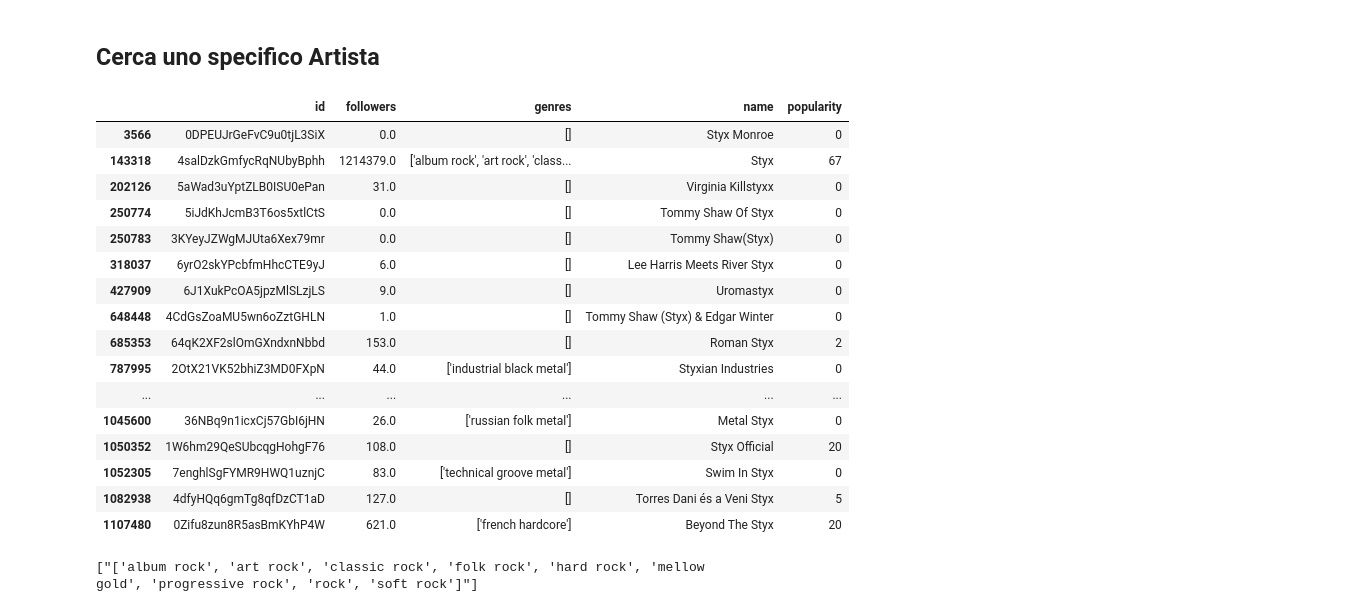
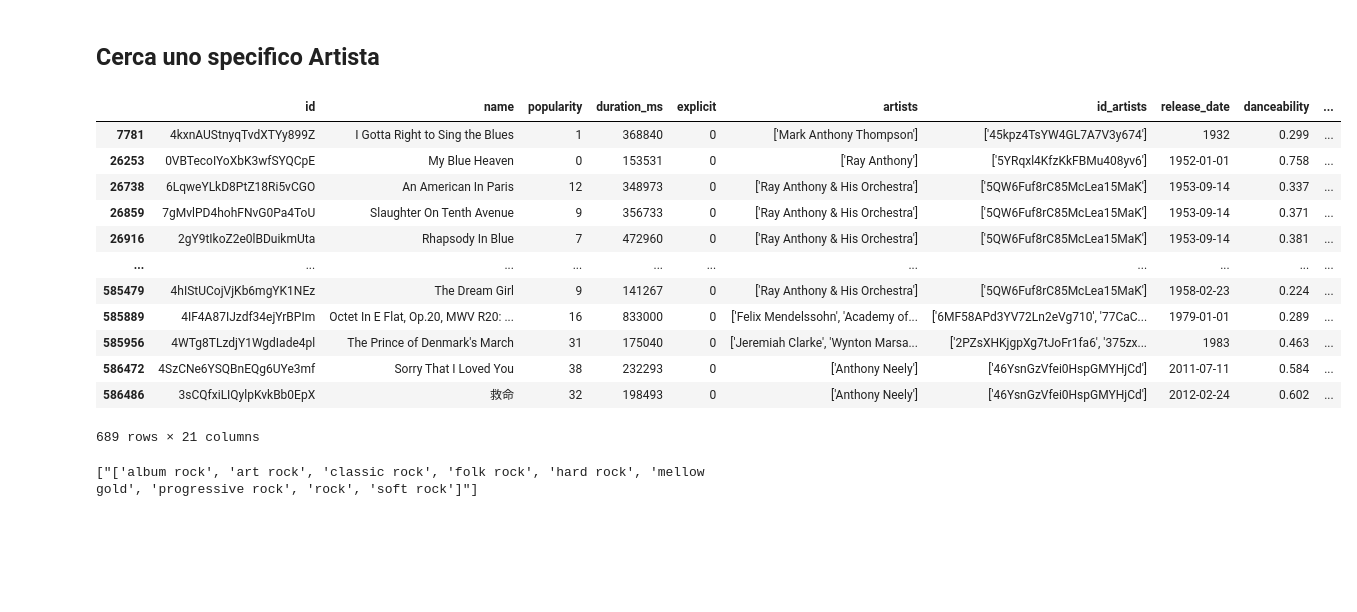
Before and after one commit to MicheleRoar/SISMA, a Jupyter notebook: data_analisys.ipynb, the cells around one changed output. Drawn from its saved outputs; the diff is of its cells as text; code cells hidden in the pictures; blank space fills up the shorter version.

```diff
--- a/data_analisys.ipynb
+++ b/data_analisys.ipynb
@@ -29,25 +29,31 @@ artists.sort_values("popularity", ascending=False).head(20)
 # %% [markdown]
 ## Cerca uno specifico Artista
 # %%
-artists[artists.name.str.contains("Styx", case=False, na=False)]
+nap = list(artists[artists.genres.str.contains("neomelodici", case=False, na=False)].name)
-# %% [output]
-|  | id | followers | genres | name | popularity |
-| 3566 | 0DPEUJrGeFvC9u0tjL3SiX | 0.0 | [] | Styx Monroe | 0 |
-| 143318 | 4salDzkGmfycRqNUbyBphh | 1214379.0 | ['album rock', 'art rock', 'class... | Styx | 67 |
-| 202126 | 5aWad3uYptZLB0ISU0ePan | 31.0 | [] | Virginia Killstyxx | 0 |
-| 250774 | 5iJdKhJcmB3T6os5xtlCtS | 0.0 | [] | Tommy Shaw Of Styx | 0 |
-| 250783 | 3KYeyJZWgMJUta6Xex79mr | 0.0 | [] | Tommy Shaw(Styx) | 0 |
-| 318037 | 6yrO2skYPcbfmHhcCTE9yJ | 6.0 | [] | Lee Harris Meets River Styx | 0 |
-| 427909 | 6J1XukPcOA5jpzMlSLzjLS | 9.0 | [] | Uromastyx | 0 |
-| 648448 | 4CdGsZoaMU5wn6oZztGHLN | 1.0 | [] | Tommy Shaw (Styx) & Edgar Winter | 0 |
-| 685353 | 64qK2XF2slOmGXndxnNbbd | 153.0 | [] | Roman Styx | 2 |
-| 787995 | 2OtX21VK52bhiZ3MD0FXpN | 44.0 | ['industrial black metal'] | Styxian Industries | 0 |
-| ... | ... | ... | ... | ... | ... |
-| 1045600 | 36NBq9n1icxCj57GbI6jHN | 26.0 | ['russian folk metal'] | Metal Styx | 0 |
-| 1050352 | 1W6hm29QeSUbcqgHohgF76 | 108.0 | [] | Styx Official | 20 |
-| 1052305 | 7enghlSgFYMR9HWQ1uznjC | 83.0 | ['technical groove metal'] | Swim In Styx | 0 |
-| 1082938 | 4dfyHQq6gmTg8qfDzCT1aD | 127.0 | [] | Torres Dani és a Veni Styx | 5 |
-| 1107480 | 0Zifu8zun8R5asBmKYhP4W | 621.0 | ['french hardcore'] | Beyond The Styx | 20 |
+# %%
+import re
+
+pattern = "|".join(map(re.escape, nap))
+
+out = tracks[
+    tracks["artists"].str.contains(pattern, case=False, na=False)
+]
+# %%
+out
+# %% [output]
+|  | id | name | popularity | duration_ms | explicit | artists | id_artists | release_date | danceability | ... |
+| 7781 | 4kxnAUStnyqTvdXTYy899Z | I Gotta Right to Sing the Blues | 1 | 368840 | 0 | ['Mark Anthony Thompson'] | ['45kpz4TsYW4GL7A7V3y674'] | 1932 | 0.299 | ... |
+| 26253 | 0VBTecoIYoXbK3wfSYQCpE | My Blue Heaven | 0 | 153531 | 0 | ['Ray Anthony'] | ['5YRqxl4KfzKkFBMu408yv6'] | 1952-01-01 | 0.758 | ... |
+| 26738 | 6LqweYLkD8PtZ18Ri5vCGO | An American In Paris | 12 | 348973 | 0 | ['Ray Anthony & His Orchestra'] | ['5QW6Fuf8rC85McLea15MaK'] | 1953-09-14 | 0.337 | ... |
+| 26859 | 7gMvlPD4hohFNvG0Pa4ToU | Slaughter On Tenth Avenue | 9 | 356733 | 0 | ['Ray Anthony & His Orchestra'] | ['5QW6Fuf8rC85McLea15MaK'] | 1953-09-14 | 0.371 | ... |
+| 26916 | 2gY9tIkoZ2e0lBDuikmUta | Rhapsody In Blue | 7 | 472960 | 0 | ['Ray Anthony & His Orchestra'] | ['5QW6Fuf8rC85McLea15MaK'] | 1953-09-14 | 0.381 | ... |
+| ... | ... | ... | ... | ... | ... | ... | ... | ... | ... | ... |
+| 585479 | 4hIStUCojVjKb6mgYK1NEz | The Dream Girl | 9 | 141267 | 0 | ['Ray Anthony & His Orchestra'] | ['5QW6Fuf8rC85McLea15MaK'] | 1958-02-23 | 0.224 | ... |
+| 585889 | 4IF4A87IJzdf34ejYrBPIm | Octet In E Flat, Op.20, MWV R20: ... | 16 | 833000 | 0 | ['Felix Mendelssohn', 'Academy of... | ['6MF58APd3YV72Ln2eVg710', '77CaC... | 1979-01-01 | 0.289 | ... |
+| 585956 | 4WTg8TLzdjY1WgdIade4pl | The Prince of Denmark's March | 31 | 175040 | 0 | ['Jeremiah Clarke', 'Wynton Marsa... | ['2PZsXHKjgpXg7tJoFr1fa6', '375zx... | 1983 | 0.463 | ... |
+| 586472 | 4SzCNe6YSQBnEQg6UYe3mf | Sorry That I Loved You | 38 | 232293 | 0 | ['Anthony Neely'] | ['46YsnGzVfei0HspGMYHjCd'] | 2011-07-11 | 0.584 | ... |
+| 586486 | 3sCQfxiLIQylpKvkBb0EpX | 救命 | 32 | 198493 | 0 | ['Anthony Neely'] | ['46YsnGzVfei0HspGMYHjCd'] | 2012-02-24 | 0.602 | ... |
+689 rows × 21 columns
 # %%
 list(artists[artists.name == "Styx"].genres)
 # %% [output]
```
Also changed, not shown: 3 other files.
